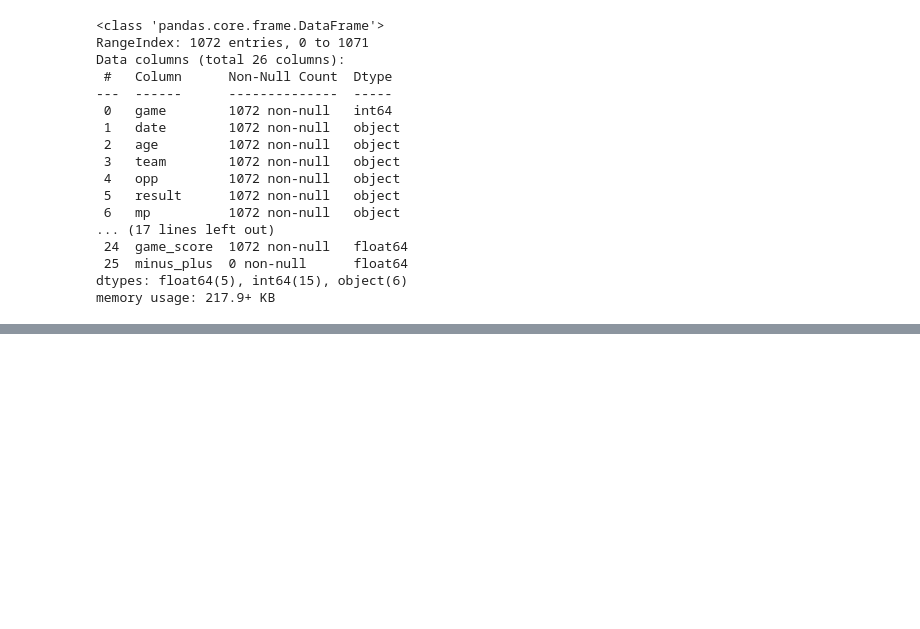
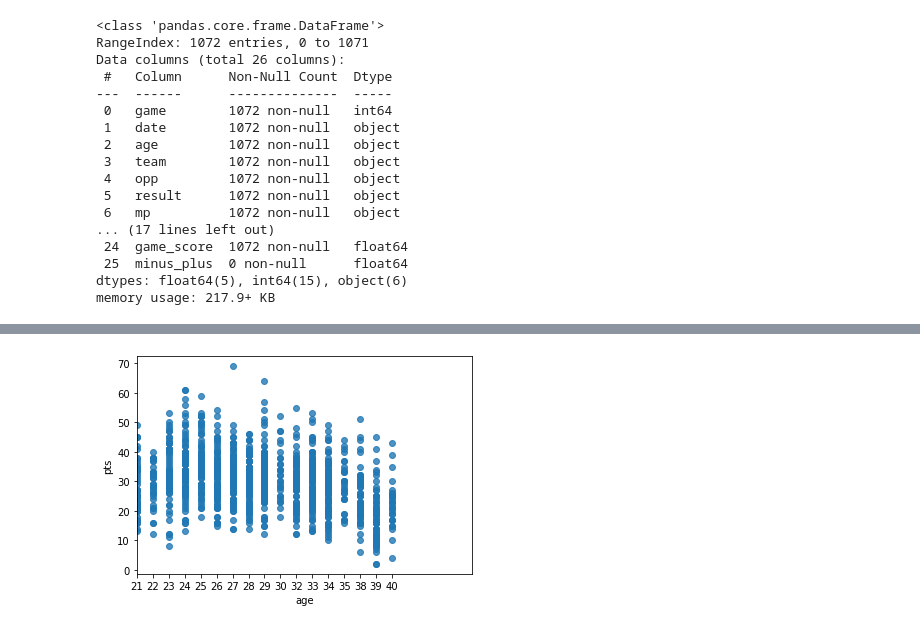
Before and after one commit to Raphfreitas/Algo, a Jupyter notebook: Projet/Untitled.ipynb, the cells around one changed output, grey strips where cells are left out. Saved outputs shown, nothing was run; the diff lists cells and outputs as text; code cells hidden in the pictures; blank space fills up the shorter version.

```diff
--- a/Projet/Untitled.ipynb
+++ b/Projet/Untitled.ipynb
@@ -67,0 +135,6 @@ mj.head()
+# %%
+sns.regplot(x=mj["age"], y=mj["pts"],fit_reg=False)
+plt.xlim()
+plt.show()
+# %% [output]
+[figure, added]
```
Also changed, not shown: parts of 14 cells of this notebook.
